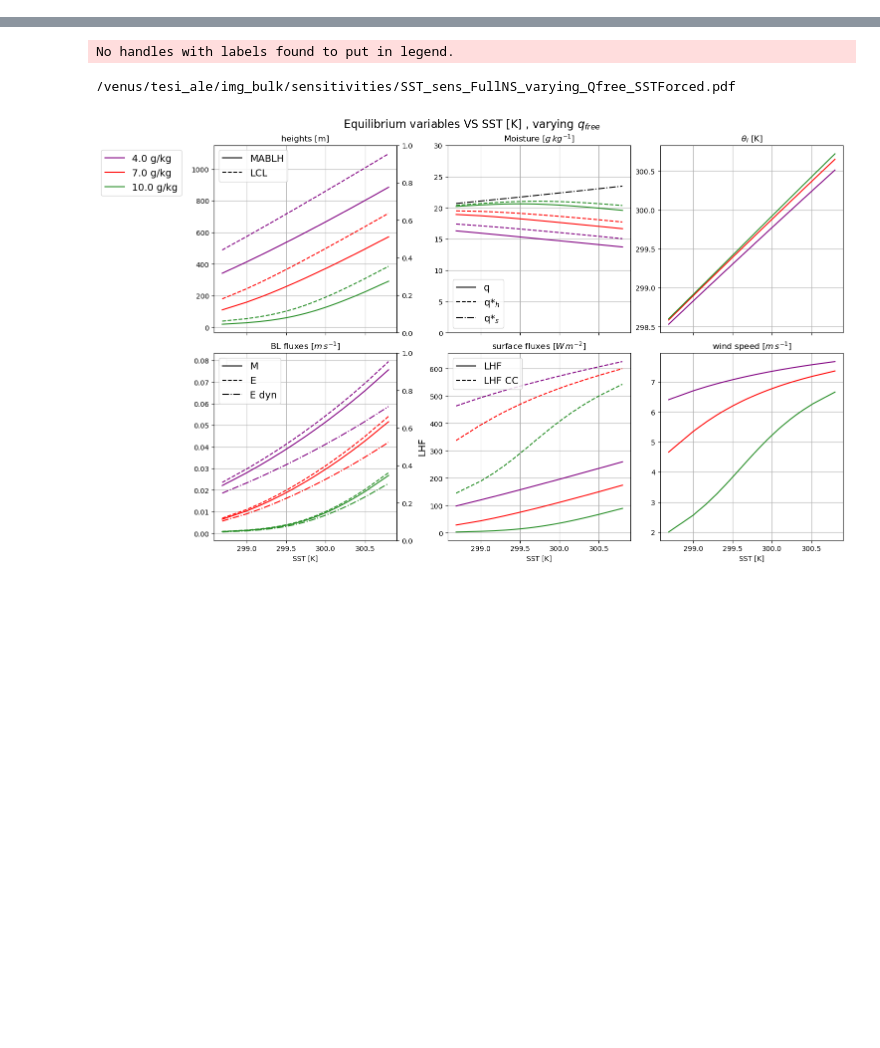
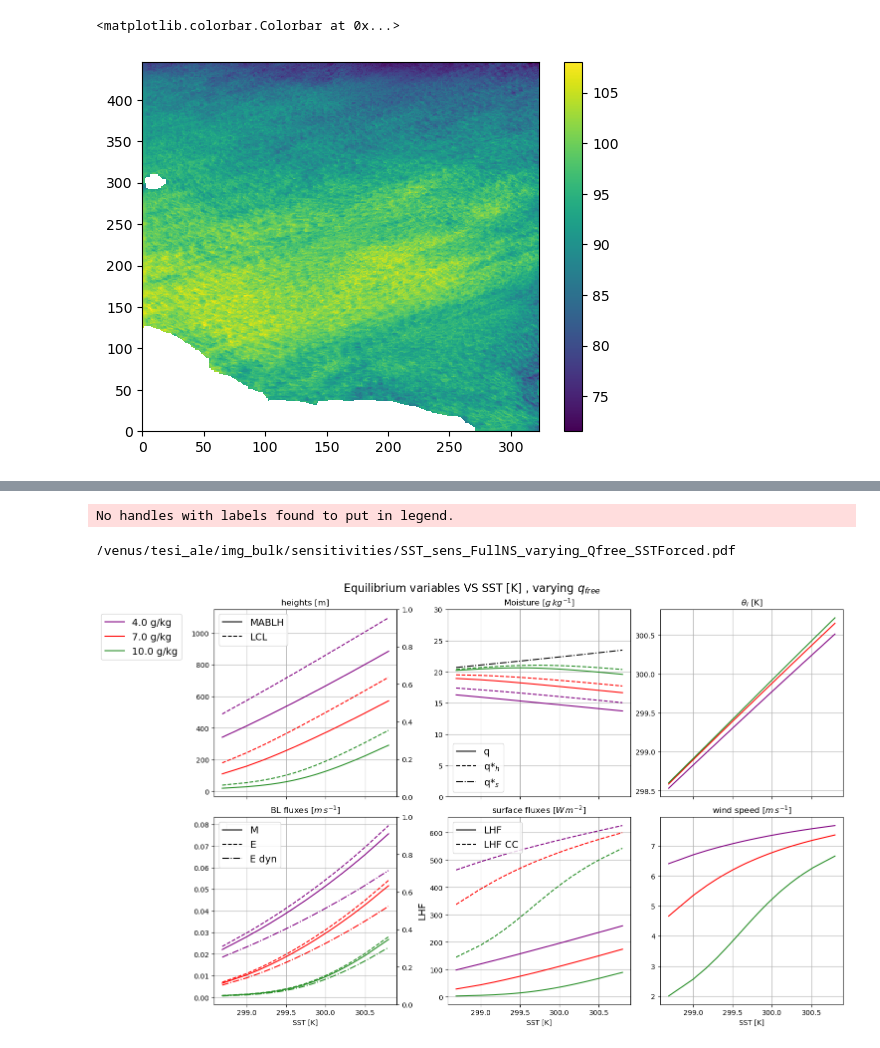
Before and after one commit to meteorologopazzo/thesis_material, a Jupyter notebook: EURECA_scripts/ABL_BULK/ABL+forced.ipynb, the cells around one changed output, grey strips where cells are left out. Saved outputs shown, nothing was run; the diff lists cells and outputs as text; code cells hidden in the pictures; blank space fills up the shorter version.

```diff
--- a/EURECA_scripts/ABL_BULK/ABL+forced.ipynb
+++ b/EURECA_scripts/ABL_BULK/ABL+forced.ipynb
@@ -157,0 +171,6 @@ LWP_malb.shape
+# %%
+plt.pcolormesh(thickness_mabl[0])
+plt.colorbar()
+# %% [output]
+<matplotlib.colorbar.Colorbar at 0x...>
+[figure, added]
```
Also changed, not shown: parts of 27 cells of this notebook.
